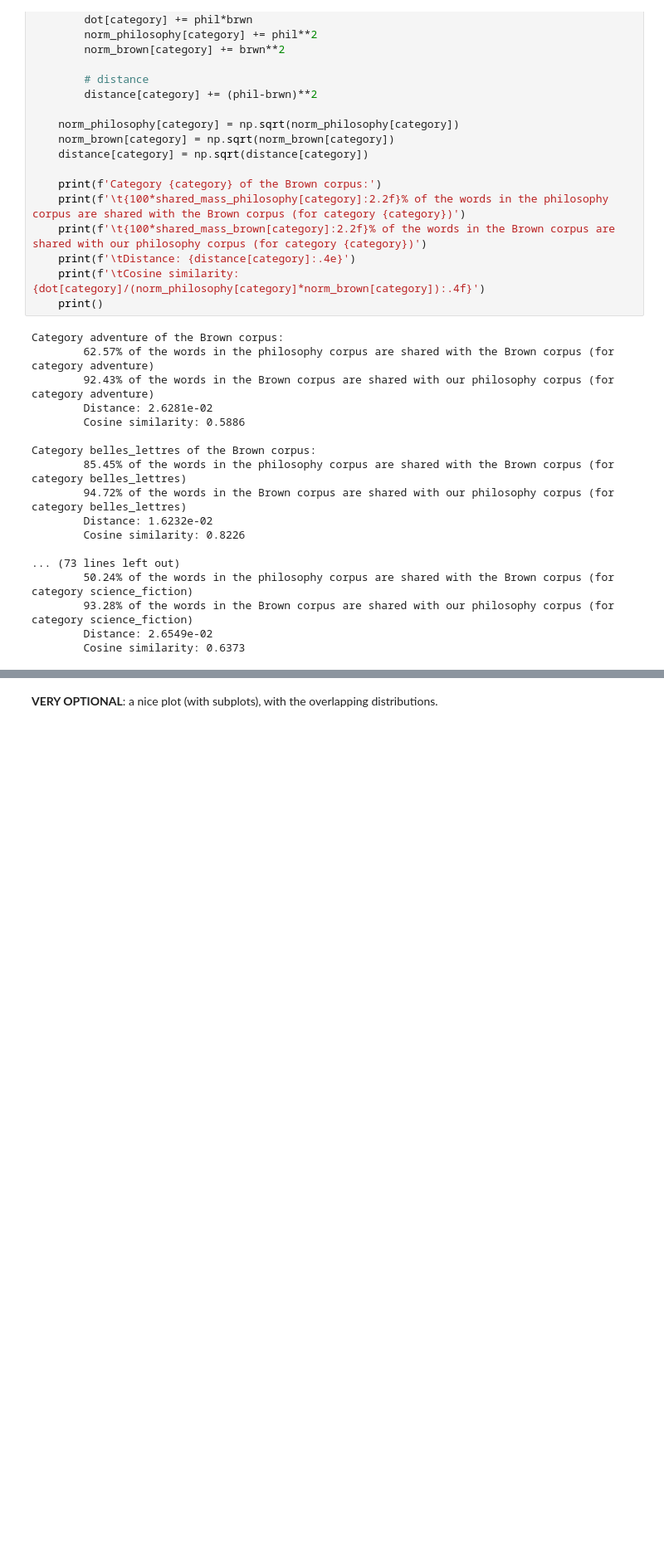
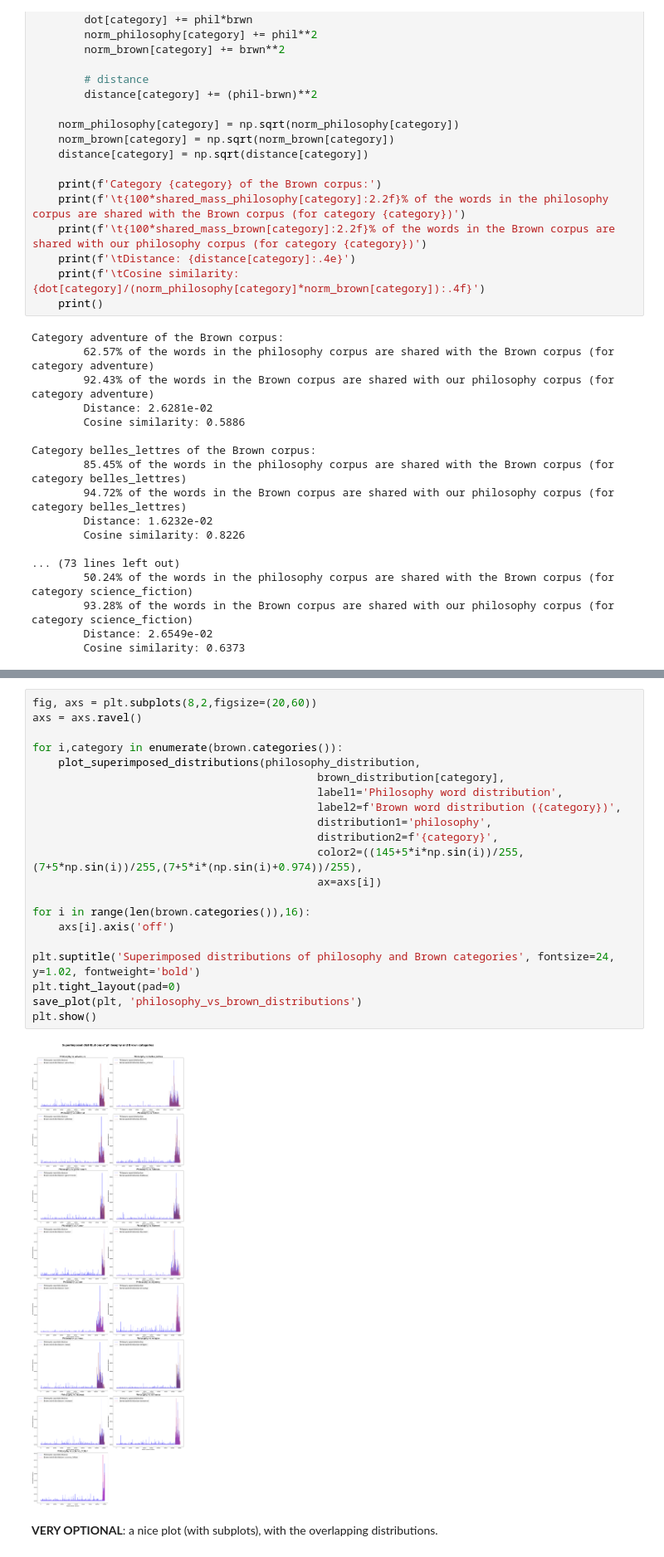
Before and after one commit to giordanoscerra/ProjectAthena, a Jupyter notebook: Exploration/contrastive_analysis.ipynb, the cells around one changed output, grey strips where cells are left out. Shown at 83% size. Drawn from its saved outputs; the diff is of its cells as text; blank space fills up the shorter version.

```diff
--- a/Exploration/contrastive_analysis.ipynb
+++ b/Exploration/contrastive_analysis.ipynb
@@ -461,3 +543,26 @@ Category belles_lettres of the Brown corpus:
+# %%
+fig, axs = plt.subplots(8,2,figsize=(20,60))
+axs = axs.ravel()
+
+for i,category in enumerate(brown.categories()):
+    plot_superimposed_distributions(philosophy_distribution,
+                                            brown_distribution[category],
+                                            label1='Philosophy word distribution',
+                                            label2=f'Brown word distribution ({category})',
+                                            distribution1='philosophy',
+                                            distribution2=f'{category}',
+                                            color2=((145+5*i*np.sin(i))/255,(7+5*np.sin(i))/255,(7+5*i*(np.sin(i)+0.974))/255),
+                                            ax=axs[i])
+
+for i in range(len(brown.categories()),16):
+    axs[i].axis('off')
+
+plt.suptitle('Superimposed distributions of philosophy and Brown categories', fontsize=24, y=1.02, fontweight='bold')
+plt.tight_layout(pad=0)
+save_plot(plt, 'philosophy_vs_brown_distributions')
+plt.show()
+# %% [output]
+[figure, added]
 # %% [markdown]
 **VERY OPTIONAL**: a nice plot (with subplots), with the overlapping distributions.
 # %% [markdown]
```
Also changed, not shown: parts of 4 cells of this notebook, 3 other files.
